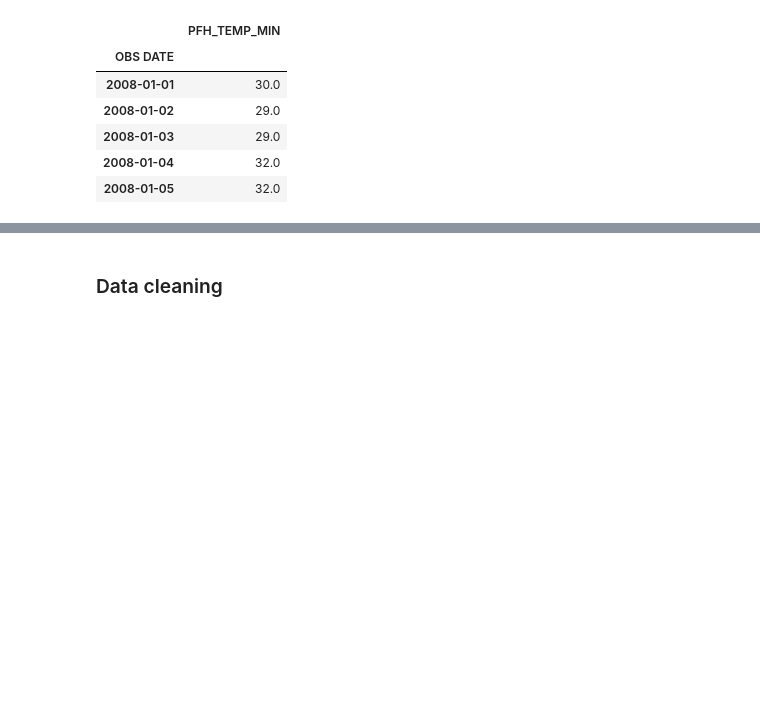
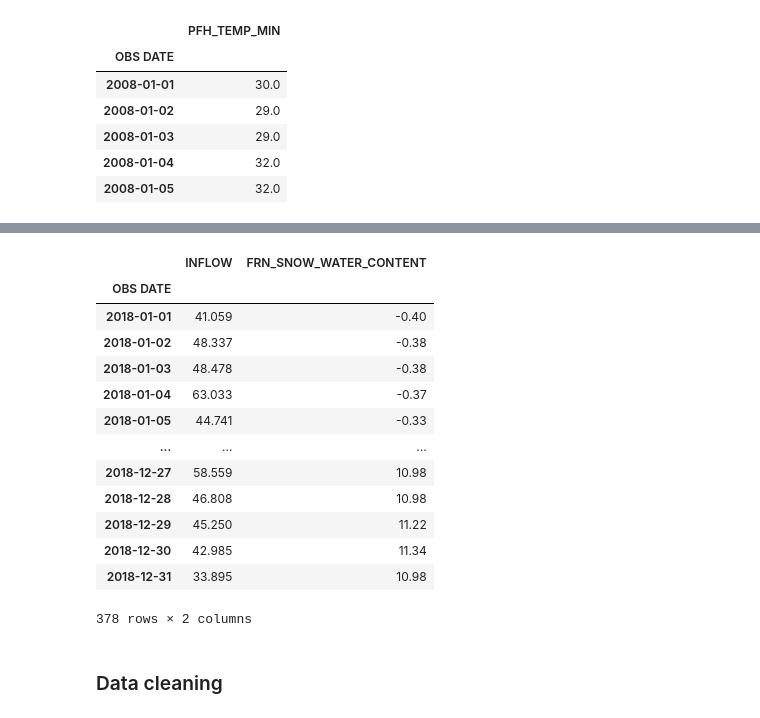
Before and after one commit to lauren-alexandra/basin-inflow-dnn, a Jupyter notebook: weather-informed-reservoir-operation.ipynb, the cells around one changed output, grey strips where cells are left out. Drawn from its saved outputs; the diff is of its cells as text; code cells hidden in the pictures; blank space fills up the shorter version.

```diff
--- a/weather-informed-reservoir-operation.ipynb
+++ b/weather-informed-reservoir-operation.ipynb
@@ -689,0 +770,20 @@ RES_BASIN_INFLOW.describe()
+# %%
+# FRN_SNOW_WATER_CONTENT and INFLOW
+
+FRN_SWE_INFLOW_2018 = INFLOW_2018.loc[:, ['INFLOW', 'FRN_SNOW_WATER_CONTENT']]
+FRN_SWE_INFLOW_2018
+# %% [output]
+|  | INFLOW | FRN_SNOW_WATER_CONTENT |
+| OBS DATE |  |  |
+| 2018-01-01 | 41.059 | -0.40 |
+| 2018-01-02 | 48.337 | -0.38 |
+| 2018-01-03 | 48.478 | -0.38 |
+| 2018-01-04 | 63.033 | -0.37 |
+| 2018-01-05 | 44.741 | -0.33 |
+| ... | ... | ... |
+| 2018-12-27 | 58.559 | 10.98 |
+| 2018-12-28 | 46.808 | 10.98 |
+| 2018-12-29 | 45.250 | 11.22 |
+| 2018-12-30 | 42.985 | 11.34 |
+| 2018-12-31 | 33.895 | 10.98 |
+378 rows × 2 columns
```
Also changed, not shown: parts of 27 cells of this notebook.
